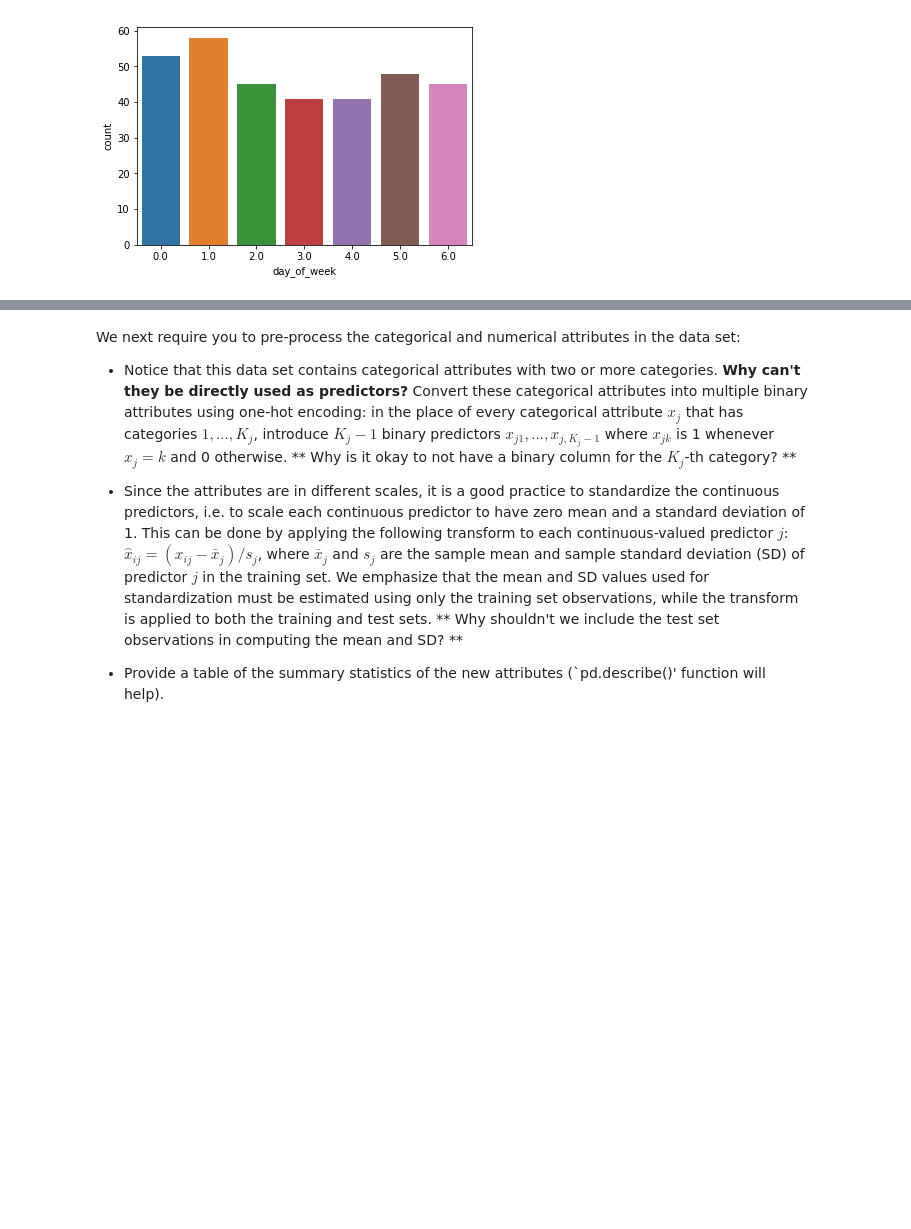
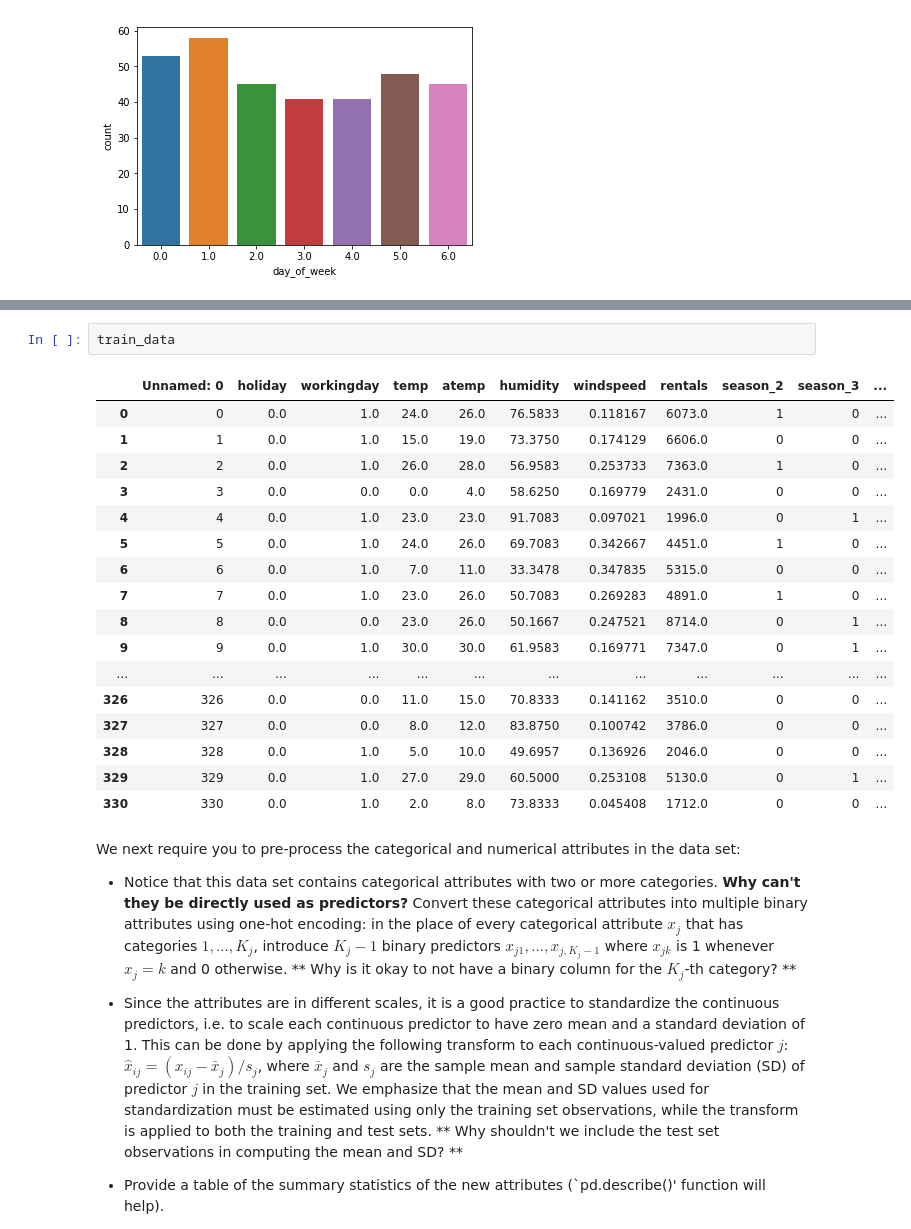
Before and after one commit to Sahith-8055/20186008_DataScience, a Jupyter notebook: Week-2/Project/cs109a_hw3.ipynb, the cells around one changed output, grey strips where cells are left out. Cells and saved outputs as stored; diff of their text form; blank space fills up the shorter version.

```diff
--- a/Week-2/Project/cs109a_hw3.ipynb
+++ b/Week-2/Project/cs109a_hw3.ipynb
@@ -303,3 +393,23 @@ your answers here
+# %%
+train_data
+# %% [output]
+|  | Unnamed: 0 | holiday | workingday | temp | atemp | humidity | windspeed | rentals | season_2 | season_3 | ... |
+| 0 | 0 | 0.0 | 1.0 | 24.0 | 26.0 | 76.5833 | 0.118167 | 6073.0 | 1 | 0 | ... |
+| 1 | 1 | 0.0 | 1.0 | 15.0 | 19.0 | 73.3750 | 0.174129 | 6606.0 | 0 | 0 | ... |
+| 2 | 2 | 0.0 | 1.0 | 26.0 | 28.0 | 56.9583 | 0.253733 | 7363.0 | 1 | 0 | ... |
+| 3 | 3 | 0.0 | 0.0 | 0.0 | 4.0 | 58.6250 | 0.169779 | 2431.0 | 0 | 0 | ... |
+| 4 | 4 | 0.0 | 1.0 | 23.0 | 23.0 | 91.7083 | 0.097021 | 1996.0 | 0 | 1 | ... |
+| 5 | 5 | 0.0 | 1.0 | 24.0 | 26.0 | 69.7083 | 0.342667 | 4451.0 | 1 | 0 | ... |
+| 6 | 6 | 0.0 | 1.0 | 7.0 | 11.0 | 33.3478 | 0.347835 | 5315.0 | 0 | 0 | ... |
+| 7 | 7 | 0.0 | 1.0 | 23.0 | 26.0 | 50.7083 | 0.269283 | 4891.0 | 1 | 0 | ... |
+| 8 | 8 | 0.0 | 0.0 | 23.0 | 26.0 | 50.1667 | 0.247521 | 8714.0 | 0 | 1 | ... |
+| 9 | 9 | 0.0 | 1.0 | 30.0 | 30.0 | 61.9583 | 0.169771 | 7347.0 | 0 | 1 | ... |
+| ... | ... | ... | ... | ... | ... | ... | ... | ... | ... | ... | ... |
+| 326 | 326 | 0.0 | 0.0 | 11.0 | 15.0 | 70.8333 | 0.141162 | 3510.0 | 0 | 0 | ... |
+| 327 | 327 | 0.0 | 0.0 | 8.0 | 12.0 | 83.8750 | 0.100742 | 3786.0 | 0 | 0 | ... |
+| 328 | 328 | 0.0 | 1.0 | 5.0 | 10.0 | 49.6957 | 0.136926 | 2046.0 | 0 | 0 | ... |
+| 329 | 329 | 0.0 | 1.0 | 27.0 | 29.0 | 60.5000 | 0.253108 | 5130.0 | 0 | 1 | ... |
+| 330 | 330 | 0.0 | 1.0 | 2.0 | 8.0 | 73.8333 | 0.045408 | 1712.0 | 0 | 0 | ... |
 # %% [markdown]
 We next require you to pre-process the categorical and numerical attributes in the data set:
 
```
Also changed, not shown: parts of 30 cells of this notebook.
